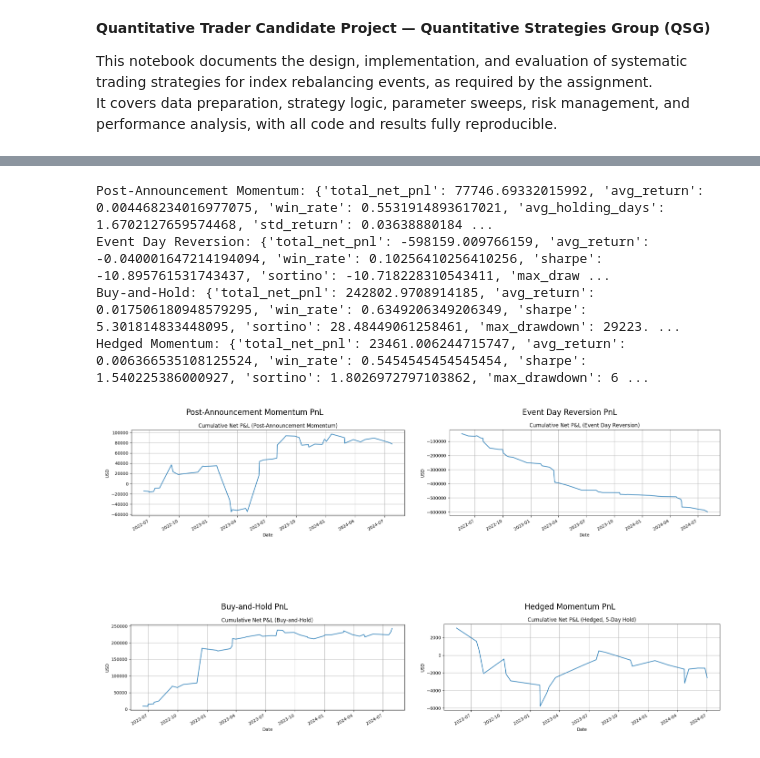
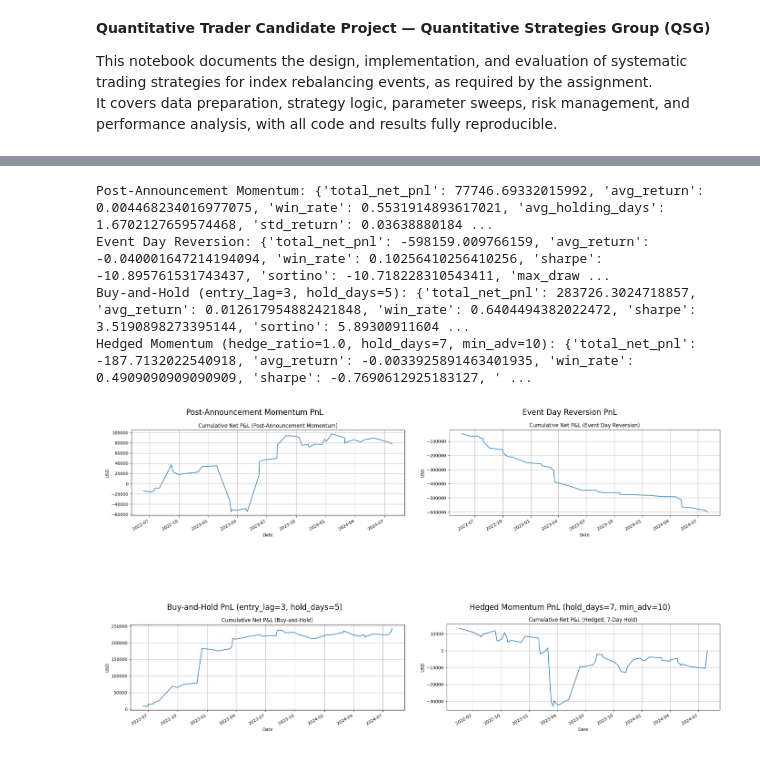
Before and after one commit to Minouneshan/QSG-Index-Rebalance-Project, a Jupyter notebook: report/QSG Index Rebalance Analysis.ipynb, the cells around one changed output, grey strips where cells are left out. Cells and saved outputs as stored; diff of their text form; code cells hidden in the pictures.

```diff
--- a/report/QSG Index Rebalance Analysis.ipynb
+++ b/report/QSG Index Rebalance Analysis.ipynb
@@ -166,50 +166,53 @@ import matplotlib.pyplot as plt
 # Load summary metrics
 with open("../results/summaries/post_announcement_momentum_summary.json") as f: pam_summary = json.load(f)
 with open("../results/summaries/event_day_reversion_summary.json") as f: edr_summary = json.load(f)
-with open("../results/summaries/buy_and_hold_summary.json") as f: bh_summary = json.load(f)
-with open("../results/summaries/hedged_momentum_summary.json") as f: hm_summary = json.load(f)
+with open("../results/summaries/buy_and_hold_sweep_summary.json") as f: bh_sweep = json.load(f)
+with open("../results/summaries/hedged_momentum_sweep_summary.json") as f: hm_sweep = json.load(f)
 
-# Display summary metrics
+# Extract best buy-and-hold and hedged momentum from sweep
+bh_key, bh_summary = list(bh_sweep.items())[0]
+hm_key, hm_summary = list(hm_sweep.items())[0]
+
 print("Post-Announcement Momentum:", pam_summary)
 print("Event Day Reversion:", edr_summary)
-print("Buy-and-Hold:", bh_summary)
-print("Hedged Momentum:", hm_summary)
+print(f"Buy-and-Hold (entry_lag=3, hold_days=5):", bh_summary)
+print(f"Hedged Momentum (hedge_ratio=1.0, hold_days=7, min_adv=10):", hm_summary)
 # %% [output]
 Post-Announcement Momentum: {'total_net_pnl': 77746.69332015992, 'avg_return': 0.004468234016977075, 'win_rate': 0.5531914893617021, 'avg_holding_days': 1.6702127659574468, 'std_return': 0.03638880184 ...
 Event Day Reversion: {'total_net_pnl': -598159.009766159, 'avg_return': -0.040001647214194094, 'win_rate': 0.10256410256410256, 'sharpe': -10.895761531743437, 'sortino': -10.718228310543411, 'max_draw ...
-Buy-and-Hold: {'total_net_pnl': 242802.9708914185, 'avg_return': 0.017506180948579295, 'win_rate': 0.6349206349206349, 'sharpe': 5.301814833448095, 'sortino': 28.48449061258461, 'max_drawdown': 29223. ...
-Hedged Momentum: {'total_net_pnl': 23461.006244715747, 'avg_return': 0.006366535108125524, 'win_rate': 0.5454545454545454, 'sharpe': 1.540225386000927, 'sortino': 1.8026972797103862, 'max_drawdown': 6 ...
+Buy-and-Hold (entry_lag=3, hold_days=5): {'total_net_pnl': 283726.3024718857, 'avg_return': 0.012617954882421848, 'win_rate': 0.6404494382022472, 'sharpe': 3.5190898273395144, 'sortino': 5.89300911604 ...
+Hedged Momentum (hedge_ratio=1.0, hold_days=7, min_adv=10): {'total_net_pnl': -187.7132022540918, 'avg_return': -0.0033925891463401935, 'win_rate': 0.4909090909090909, 'sharpe': -0.7690612925183127, ' ...
 # %%
 import matplotlib.image as mpimg
 import matplotlib.pyplot as plt
 
 fig, axs = plt.subplots(2, 2, figsize=(14, 10))
 
 # Post-Announcement Momentum
 img = mpimg.imread("../results/figures/post_announcement_momentum_pnl.png")
 axs[0, 0].imshow(img)
 axs[0, 0].set_title("Post-Announcement Momentum PnL")
 axs[0, 0].axis('off')
 
 # Event Day Reversion
 img = mpimg.imread("../results/figures/event_day_reversion_pnl.png")
 axs[0, 1].imshow(img)
 axs[0, 1].set_title("Event Day Reversion PnL")
 axs[0, 1].axis('off')
 
-# Buy-and-Hold
+# Buy-and-Hold (best: entry_lag=3, hold_days=5)
 img = mpimg.imread("../results/figures/buy_and_hold_pnl.png")
 axs[1, 0].imshow(img)
-axs[1, 0].set_title("Buy-and-Hold PnL")
+axs[1, 0].set_title("Buy-and-Hold PnL (entry_lag=3, hold_days=5)")
 axs[1, 0].axis('off')
 
-# Hedged Momentum
-img = mpimg.imread("../results/figures/hedged_momentum_5d_pnl.png")
+# Hedged Momentum (best: hedge_ratio=1.0, hold_days=7, min_adv=10)
+img = mpimg.imread("../results/figures/hedged_momentum_7d_pnl.png")
 axs[1, 1].imshow(img)
-axs[1, 1].set_title("Hedged Momentum PnL")
+axs[1, 1].set_title("Hedged Momentum PnL (hold_days=7, min_adv=10)")
 axs[1, 1].axis('off')
 
 plt.tight_layout()
 plt.show()
 # %% [output]
-[figure, old version]
+[figure, new version]
```
Also changed, not shown: parts of 11 cells of this notebook, 9 other files.
